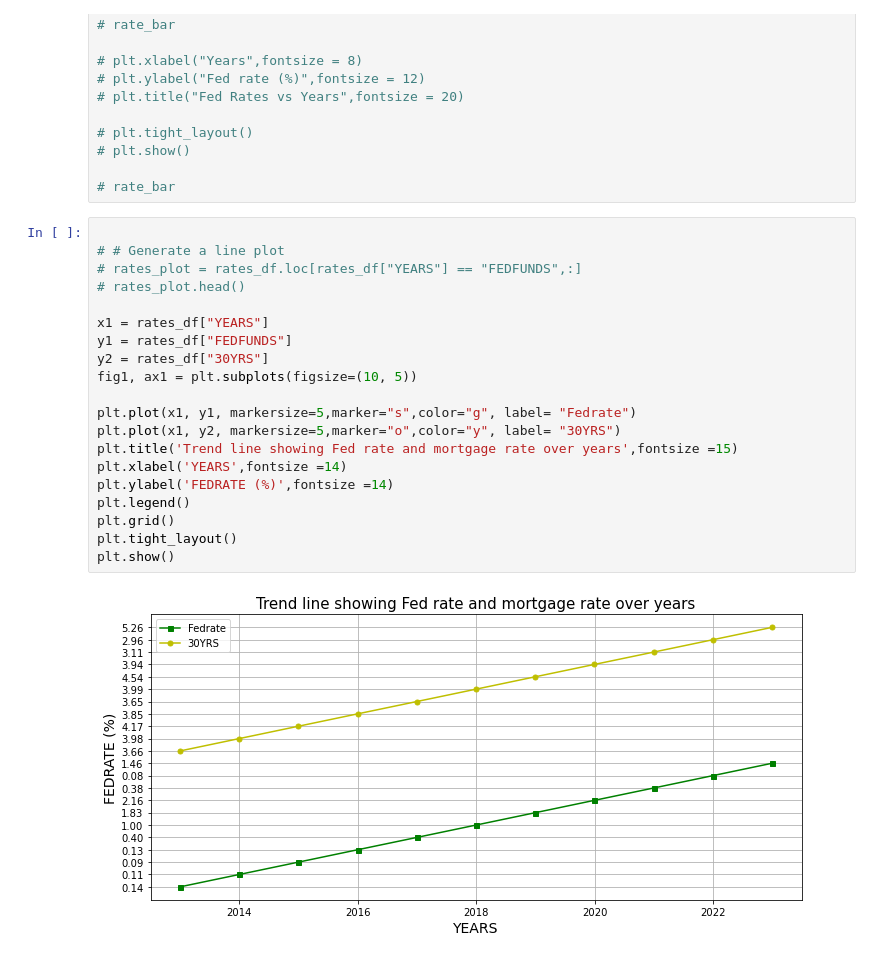
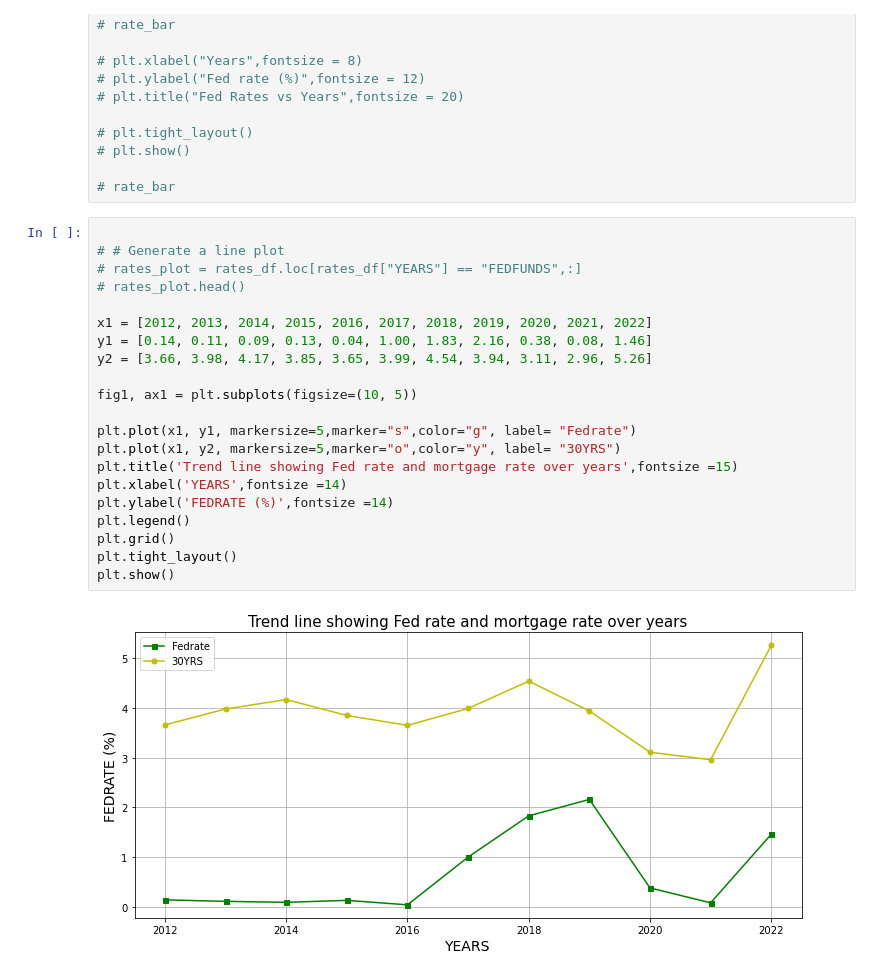
Before and after one commit to zarbin/UTA_Project-1, a Jupyter notebook: Fedannual.ipynb, the cells around one changed output. Drawn from its saved outputs; the diff is of its cells as text.

```diff
--- a/Fedannual.ipynb
+++ b/Fedannual.ipynb
@@ -113,22 +113,23 @@ rates_df
 # %%
 
 # # Generate a line plot
 # rates_plot = rates_df.loc[rates_df["YEARS"] == "FEDFUNDS",:]
 # rates_plot.head()
 
-x1 = rates_df["YEARS"]
-y1 = rates_df["FEDFUNDS"]
-y2 = rates_df["30YRS"]
+x1 = [2012, 2013, 2014, 2015, 2016, 2017, 2018, 2019, 2020, 2021, 2022]
+y1 = [0.14, 0.11, 0.09, 0.13, 0.04, 1.00, 1.83, 2.16, 0.38, 0.08, 1.46]
+y2 = [3.66, 3.98, 4.17, 3.85, 3.65, 3.99, 4.54, 3.94, 3.11, 2.96, 5.26]
+
 fig1, ax1 = plt.subplots(figsize=(10, 5))
 
 plt.plot(x1, y1, markersize=5,marker="s",color="g", label= "Fedrate")
 plt.plot(x1, y2, markersize=5,marker="o",color="y", label= "30YRS")
 plt.title('Trend line showing Fed rate and mortgage rate over years',fontsize =15)
 plt.xlabel('YEARS',fontsize =14)
 plt.ylabel('FEDRATE (%)',fontsize =14)
 plt.legend()
 plt.grid()
 plt.tight_layout()
 plt.show()
 # %% [output]
-[figure, old version]
+[figure, new version]
```
Also changed, not shown: parts of 2 cells of this notebook.
